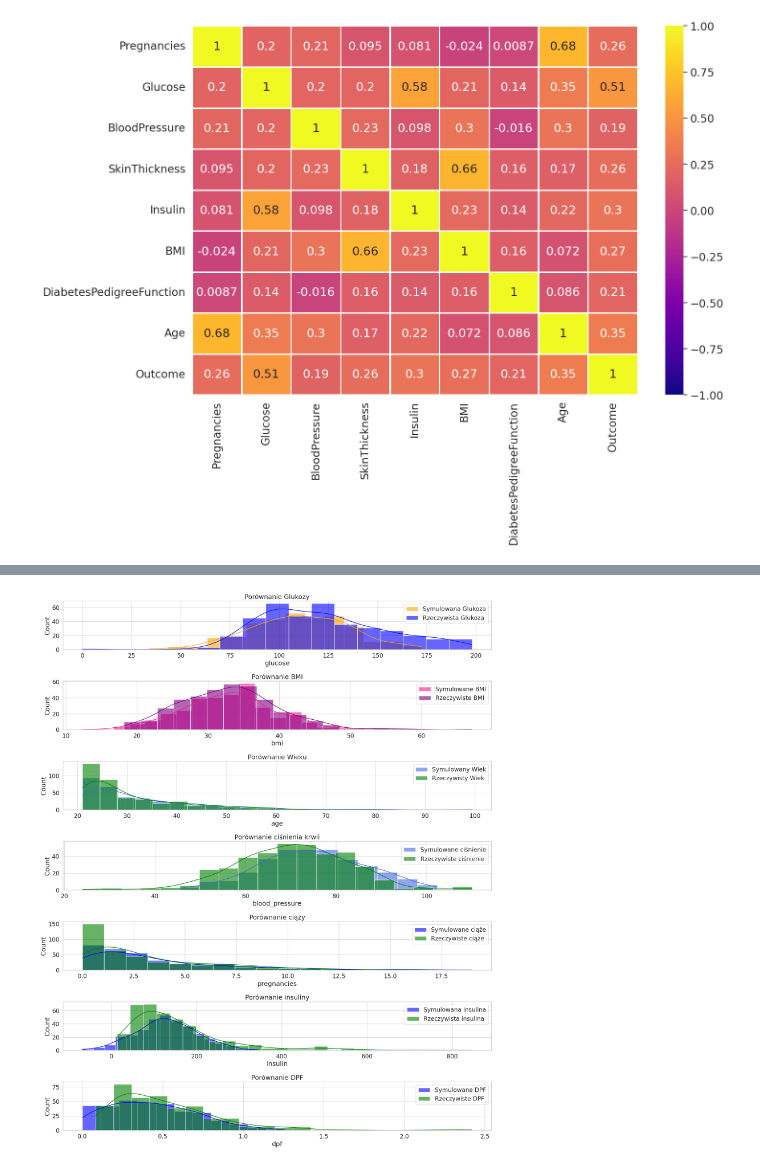
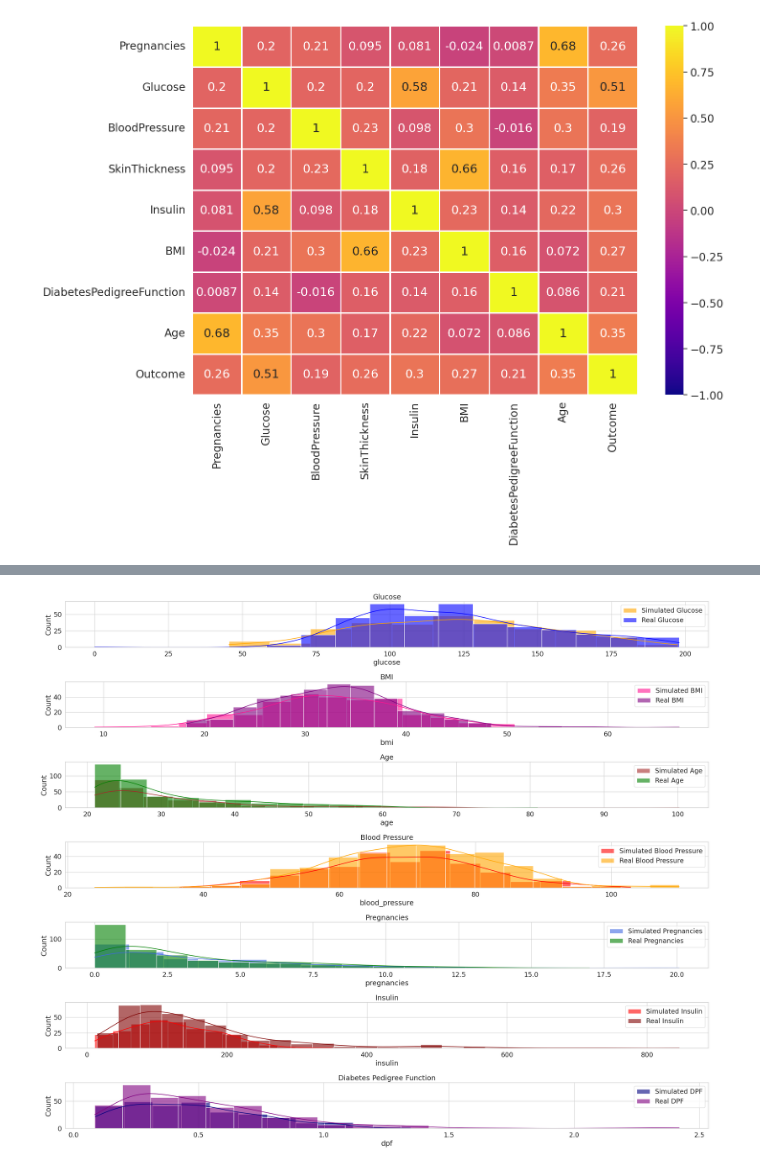
Before and after one commit to konprok/Data-Analytics, a Jupyter notebook: Project/PimaDiabetesPrediction/LogisticRegresion/data_analytics.ipynb, the cells around one changed output, grey strips where cells are left out. Drawn from its saved outputs; the diff is of its cells as text; code cells hidden in the pictures.

```diff
--- a/Project/PimaDiabetesPrediction/LogisticRegresion/data_analytics.ipynb
+++ b/Project/PimaDiabetesPrediction/LogisticRegresion/data_analytics.ipynb
@@ -106,14 +101,13 @@ with open('Stan/population_0.stan', 'r') as f:
 model_ppc=CmdStanModel(stan_file='Stan/population_0.stan')
 
 R = 1000
-sim_data = model_ppc.sample(data={'N': 1000},
+sim_data = model_ppc.sample(data={'N': 393},
                         iter_sampling=393,
                         iter_warmup=1,
                         refresh=R,
                         fixed_param=True,
                         chains=1)
 
-# Pobranie wyników
 whot = sim_data.draws_pd()
 print(whot[['glucose', 'age', 'bmi']].head())
 # %% [output]
@@ -192,54 +202,44 @@ Average insulin of Pima woman:  155.7175572519084
 # %%
-# Ustawienie stylu Seaborn dla lepszego wyglądu
 sns.set(style='whitegrid', font_scale=1.5)
 
-# Tworzenie figury i osi dla trzech wykresów
-fig, axs = plt.subplots(7, 1, figsize=(18, 22))  # Trzy wykresy jeden pod drugim
+fig, axs = plt.subplots(7, 1, figsize=(24, 20))
 
-# Glukoza
-sns.histplot(data=whot, x='glucose', kde=True, color='orange', ax=axs[0], label='Symulowana Glukoza', alpha=0.6)
-sns.histplot(data=pima, x='Glucose', kde=True, color='blue', ax=axs[0], label='Rzeczywista Glukoza', alpha=0.6)
-axs[0].set_title('Porównanie Glukozy')
+sns.histplot(data=whot, x='glucose', kde=True, color='orange', ax=axs[0], label='Simulated Glucose', alpha=0.6)
+sns.histplot(data=pima, x='Glucose', kde=True, color='blue', ax=axs[0], label='Real Glucose', alpha=0.6)
+axs[0].set_title('Glucose')
 axs[0].legend()
 
-# BMI
-sns.histplot(data=whot, x='bmi', kde=True, color='deeppink', ax=axs[1], label='Symulowane BMI', alpha=0.6)
-sns.histplot(data=pima, x='BMI', kde=True, color='purple', ax=axs[1], label='Rzeczywiste BMI', alpha=0.6)
-axs[1].set_title('Porównanie BMI')
+sns.histplot(data=whot, x='bmi', kde=True, color='deeppink', ax=axs[1], label='Simulated BMI', alpha=0.6)
+sns.histplot(data=pima, x='BMI', kde=True, color='purple', ax=axs[1], label='Real BMI', alpha=0.6)
+axs[1].set_title('BMI')
 axs[1].legend()
 
-# Wiek
-sns.histplot(data=whot, x='age', kde=True, color='royalblue', ax=axs[2], label='Symulowany Wiek', alpha=0.6)
-sns.histplot(data=pima, x='Age', kde=True, color='green', ax=axs[2], label='Rzeczywisty Wiek', alpha=0.6)
-axs[2].set_title('Porównanie Wieku')
+sns.histplot(data=whot, x='age', kde=True, color='brown', ax=axs[2], label='Simulated Age', alpha=0.6)
+sns.histplot(data=pima, x='Age', kde=True, color='green', ax=axs[2], label='Real Age', alpha=0.6)
+axs[2].set_title('Age')
 axs[2].legend()
 
-# Ciśnienie krwii
-sns.histplot(data=whot, x='blood_pressure', kde=True, color='royalblue', ax=axs[3], label='Symulowane ciśnienie', alpha=0.6)
-sns.histplot(data=pima, x='BloodPressure', kde=True, color='green', ax=axs[3], label='Rzeczywiste ciśnienie', alpha=0.6)
-axs[3].set_title('Porównanie ciśnienia krwii')
+sns.histplot(data=whot, x='blood_pressure', kde=True, color='red', ax=axs[3], label='Simulated Blood Pressure', alpha=0.6)
+sns.histplot(data=pima, x='BloodPressure', kde=True, color='orange', ax=axs[3], label='Real Blood Pressure', alpha=0.6)
+axs[3].set_title('Blood Pressure')
 axs[3].legend()
 
-
-# Ciąże
-sns.histplot(data=whot, x='pregnancies', kde=True, color='blue', ax=axs[4], label='Symulowane ciąże', alpha=0.6)
-sns.histplot(data=pima, x='Pregnancies', kde=True, color='green', ax=axs[4], label='Rzeczywiste ciąże', alpha=0.6)
-axs[4].set_title('Porównanie ciąży')
+sns.histplot(data=whot, x='pregnancies', kde=True, color='royalblue', ax=axs[4], label='Simulated Pregnancies', alpha=0.6)
+sns.histplot(data=pima, x='Pregnancies', kde=True, color='green', ax=axs[4], label='Real Pregnancies', alpha=0.6)
+axs[4].set_title('Pregnancies')
 axs[4].legend()
 
-# Insulin
-sns.histplot(data=whot, x='insulin', kde=True, color='blue', ax=axs[5], label='Symulowana insulina', alpha=0.6)
-sns.histplot(data=pima, x='Insulin', kde=True, color='green', ax=axs[5], label='Rzeczywista insulina', alpha=0.6)
-axs[5].set_title('Porównanie insuliny')
+sns.histplot(data=whot, x='insulin', kde=True, color='red', ax=axs[5], label='Simulated Insulin', alpha=0.6)
+sns.histplot(data=pima, x='Insulin', kde=True, color='maroon', ax=axs[5], label='Real Insulin', alpha=0.6)
+axs[5].set_title('Insulin')
 axs[5].legend()
 
-sns.histplot(data=whot, x='dpf', kde=True, color='blue', ax=axs[6], label='Symulowane DPF', alpha=0.6)
-sns.histplot(data=pima, x='DiabetesPedigreeFunction', kde=True, color='green', ax=axs[6], label='Rzeczywiste DPF', alpha=0.6)
-axs[6].set_title('Porównanie DPF')
+sns.histplot(data=whot, x='dpf', kde=True, color='navy', ax=axs[6], label='Simulated DPF', alpha=0.6)
+sns.histplot(data=pima, x='DiabetesPedigreeFunction', kde=True, color='purple', ax=axs[6], label='Real DPF', alpha=0.6)
+axs[6].set_title('Diabetes Pedigree Function')
 axs[6].legend()
 
-# Formatowanie ogólne
 plt.tight_layout()
 plt.show()
 # %% [output]
-[figure, old version]
+[figure, new version]
```
Also changed, not shown: parts of 7 cells of this notebook, 10 other files.
